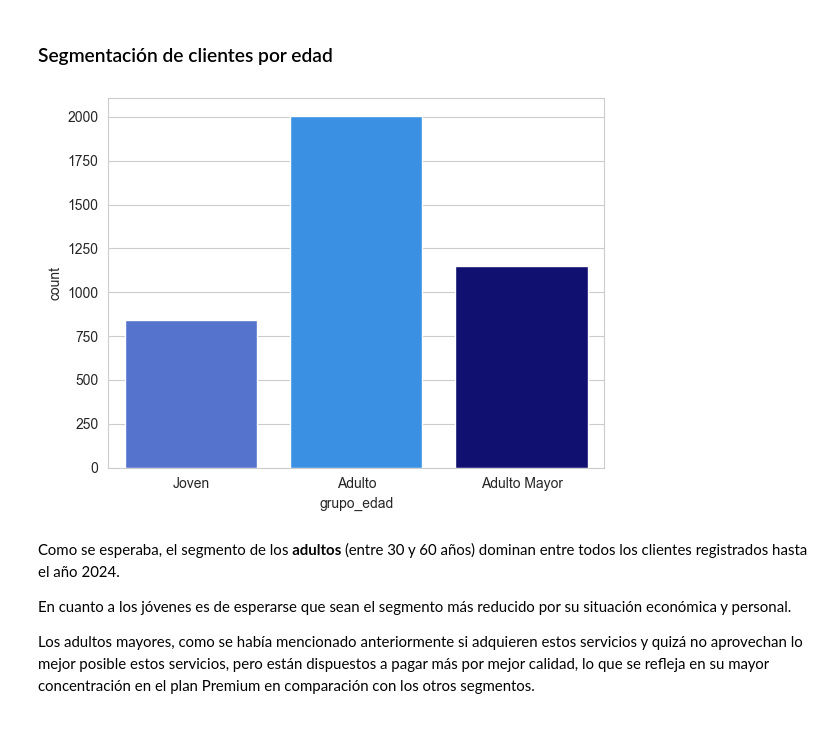
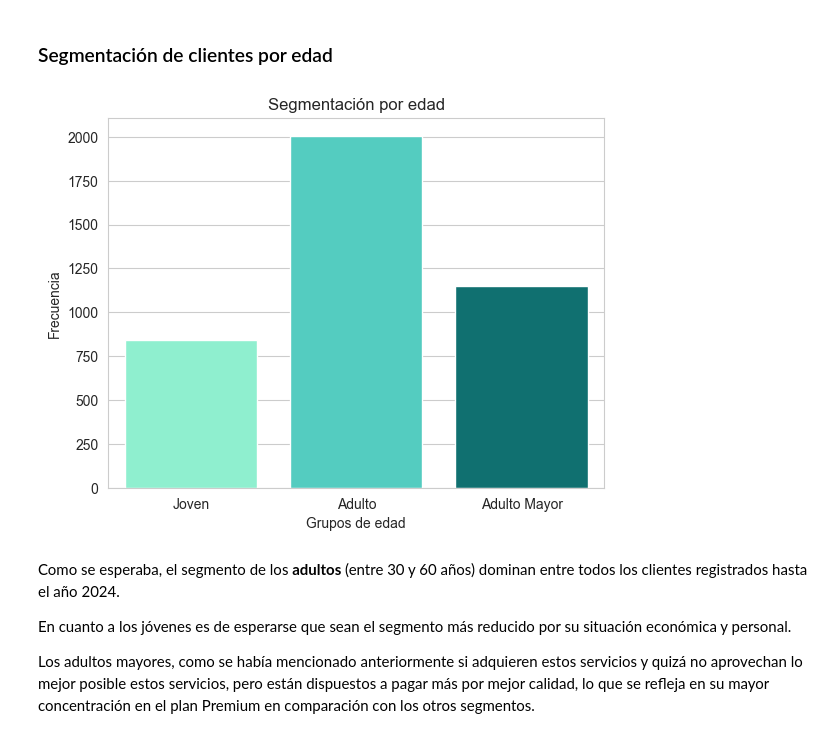
Before and after one commit to RobertoBG1111/connectatel-user-segmentation, a Jupyter notebook: notebooks/03_analisis.ipynb, the cells around one changed output. Drawn from its saved outputs; the diff is of its cells as text; code cells hidden in the pictures.

```diff
--- a/notebooks/03_analisis.ipynb
+++ b/notebooks/03_analisis.ipynb
@@ -152,10 +155,16 @@ El bajo uso tiene un uso un poco más moderado que el alto, pero es bajo a compa
 # %% [markdown]
 ### Segmentación de clientes por edad
 # %%
-sns.countplot(data=df, x='grupo_edad', hue='grupo_edad', palette=['royalblue', 'dodgerblue', 'navy'], legend=False, dodge=False)
+sns.countplot(data=df, x='grupo_edad', hue='grupo_edad',
+              palette=['aquamarine', 'turquoise', 'teal'],
+              legend=False, dodge=False).set(
+                  title='Segmentación por edad',
+                  xlabel= 'Grupos de edad',
+                  ylabel= 'Frecuencia'
+                  )
 sns.set_style('whitegrid')
 # %% [output]
-[figure, old version]
+[figure, new version]
 # %% [markdown]
 Como se esperaba, el segmento de los **adultos** (entre 30 y 60 años) dominan entre todos los clientes registrados hasta el año 2024.
 
```
Also changed, not shown: parts of 8 cells of this notebook, 9 other files.
